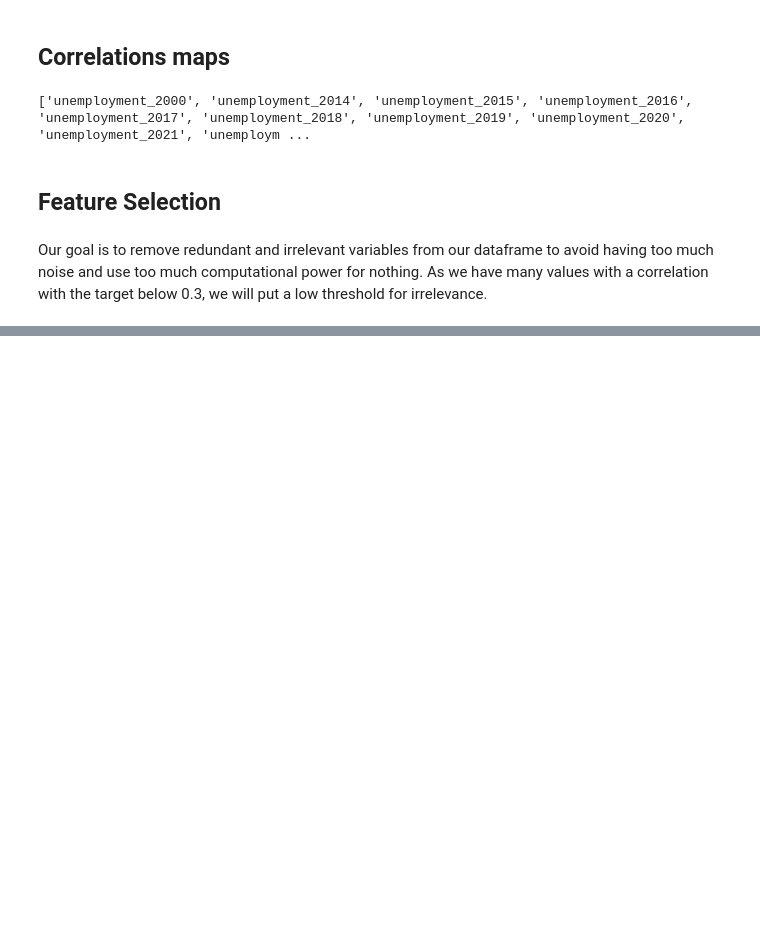
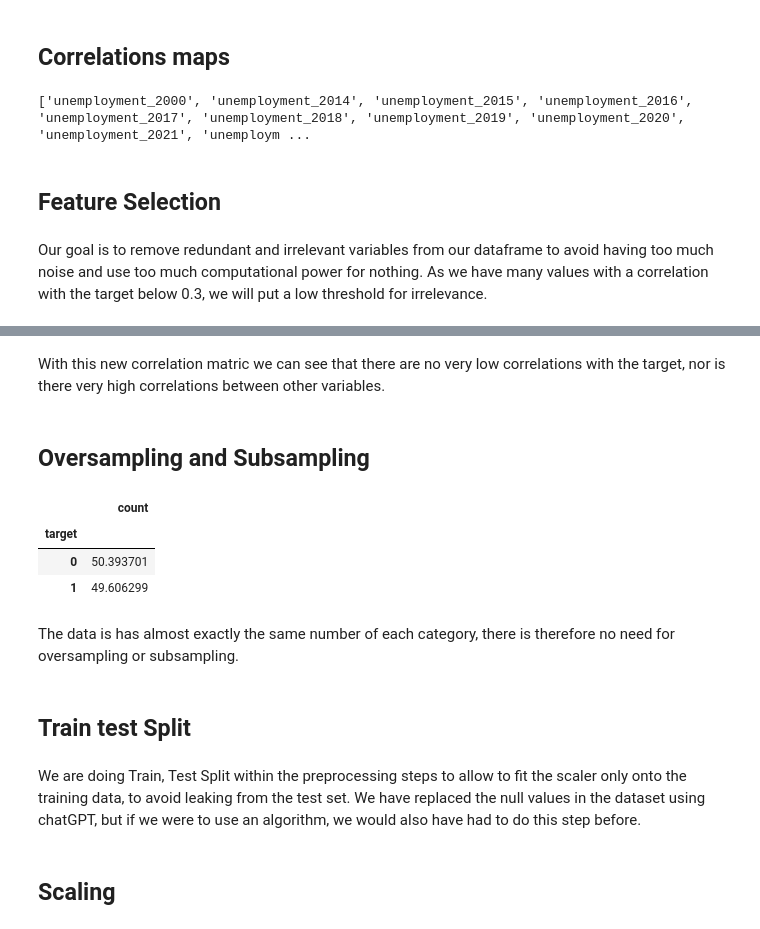
Before and after one commit to maudlcrf/risk_and_fraud, a Jupyter notebook: Modeling/classification.ipynb, the cells around one changed output, grey strips where cells are left out. Saved outputs shown, nothing was run; the diff lists cells and outputs as text; code cells hidden in the pictures; blank space fills up the shorter version.

```diff
--- a/Modeling/classification.ipynb
+++ b/Modeling/classification.ipynb
@@ -737,0 +829,18 @@ final_df
+# %% [markdown]
+With this new correlation matric we can see that there are no very low correlations with the target, nor is there very high correlations between other variables.
+# %% [markdown]
+## Oversampling and Subsampling
+# %%
+#getting the percentage of the values of 0 and 1
+100*df.groupby(['target'])['target'].agg(['count'])/df.shape[0]
+# %% [output]
+|  | count |
+| target |  |
+| 0 | 50.393701 |
+| 1 | 49.606299 |
+# %% [markdown]
+The data is has almost exactly the same number of each category, there is therefore no need for oversampling or subsampling.
+# %% [markdown]
+## Train test Split
+# %% [markdown]
+We are doing Train, Test Split within the preprocessing steps to allow to fit the scaler only onto the training data, to avoid leaking from the test set. We have replaced the null values in the dataset using chatGPT, but if we were to use an algorithm, we would also have had to do this step before.
@@ -737,0 +852,2 @@ final_df
+# %% [markdown]
+## Scaling
```
Also changed, not shown: parts of 25 cells of this notebook.
